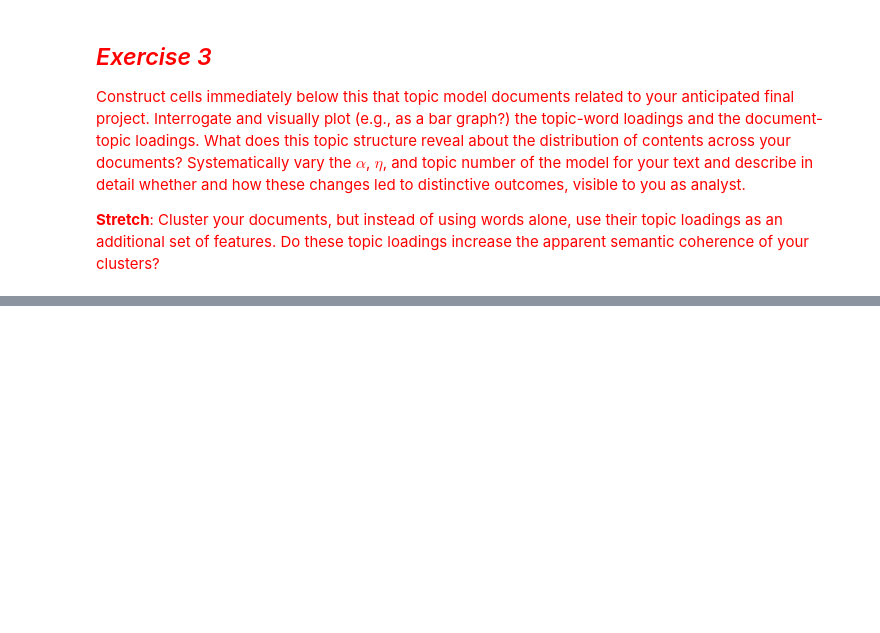
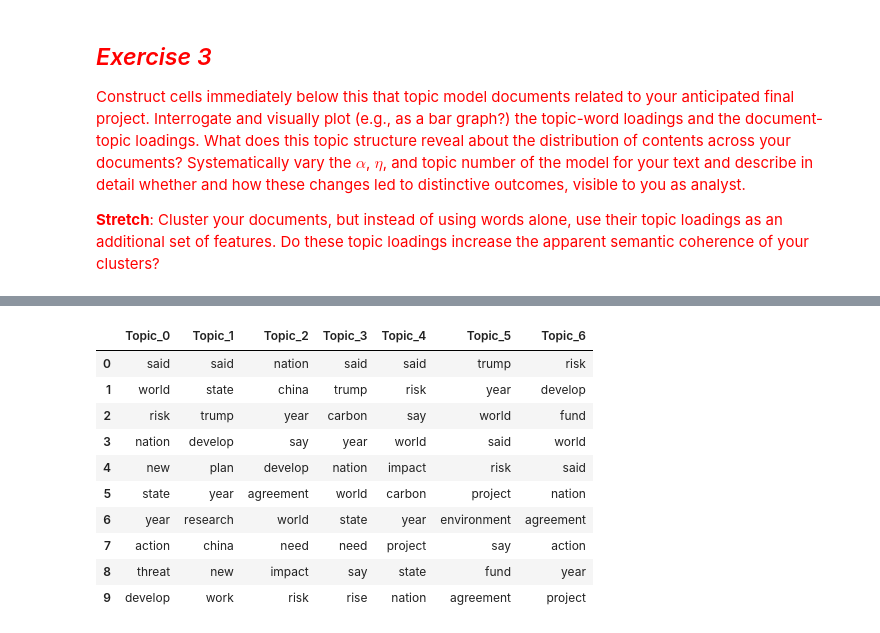
Before and after one commit to Moloq/content-analysis-2018, a Jupyter notebook: 3-Clustering-and-Topic-Modeling/3-Clustering-and-Topic-Modeling.ipynb, the cells around one changed output, grey strips where cells are left out. Saved outputs shown, nothing was run; the diff lists cells and outputs as text; code cells hidden in the pictures; blank space fills up the shorter version.

```diff
--- a/3-Clustering-and-Topic-Modeling/3-Clustering-and-Topic-Modeling.ipynb
+++ b/3-Clustering-and-Topic-Modeling/3-Clustering-and-Topic-Modeling.ipynb
@@ -1106,0 +1173,20 @@ plt.show()
+# %%
+topicsDict = {}
+for topicNum in range(news_lda.num_topics):
+    topicWords = [w for w, p in news_lda.show_topic(topicNum)]
+    topicsDict['Topic_{}'.format(topicNum)] = topicWords
+
+wordRanksDF = pandas.DataFrame(topicsDict)
+wordRanksDF
+# %% [output]
+|  | Topic_0 | Topic_1 | Topic_2 | Topic_3 | Topic_4 | Topic_5 | Topic_6 |
+| 0 | said | said | nation | said | said | trump | risk |
+| 1 | world | state | china | trump | risk | year | develop |
+| 2 | risk | trump | year | carbon | say | world | fund |
+| 3 | nation | develop | say | year | world | said | world |
+| 4 | new | plan | develop | nation | impact | risk | said |
+| 5 | state | year | agreement | world | carbon | project | nation |
+| 6 | year | research | world | state | year | environment | agreement |
+| 7 | action | china | need | need | project | say | action |
+| 8 | threat | new | impact | say | state | fund | year |
+| 9 | develop | work | risk | rise | nation | agreement | project |
```
Also changed, not shown: parts of 4 cells of this notebook.
